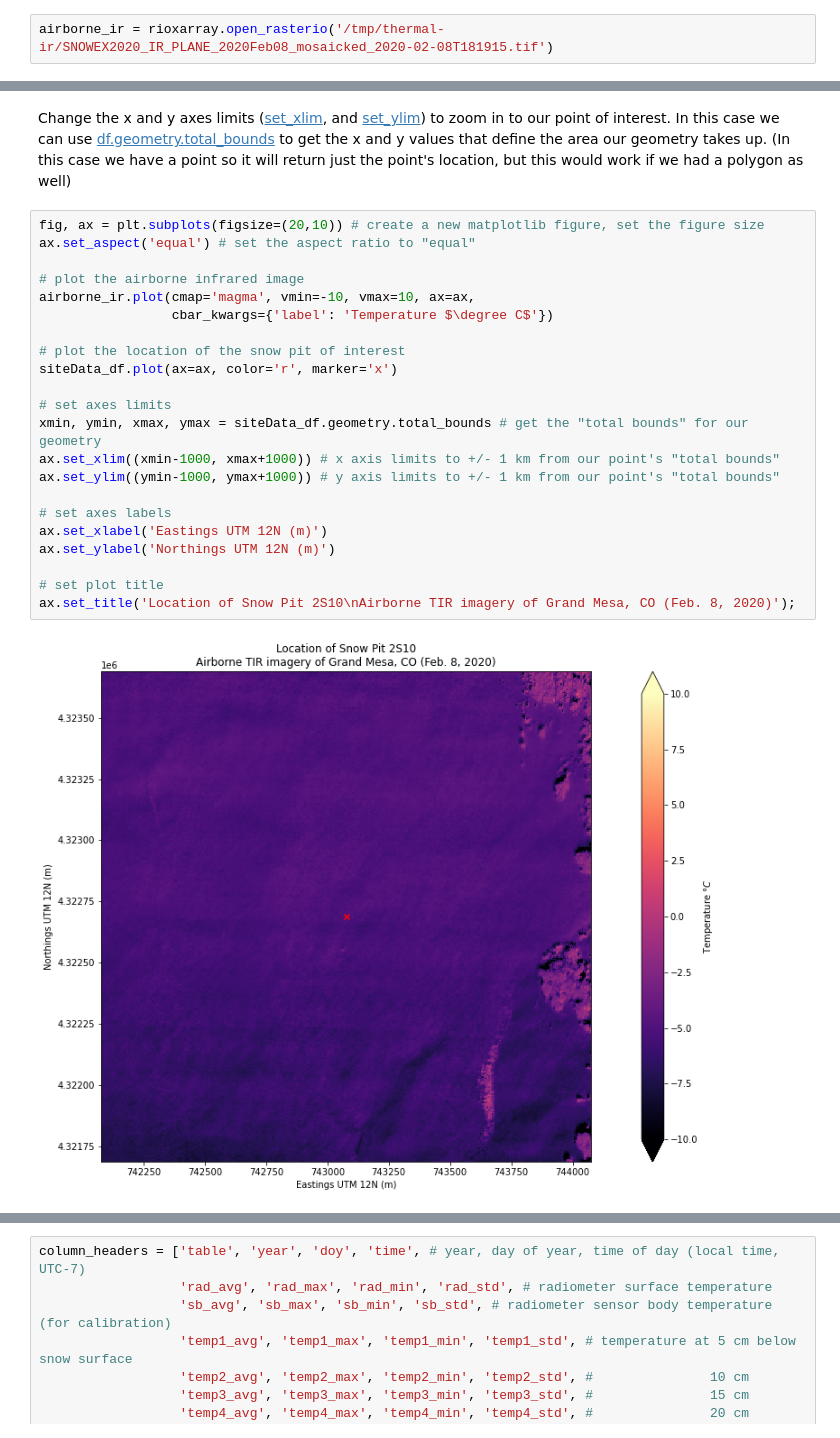
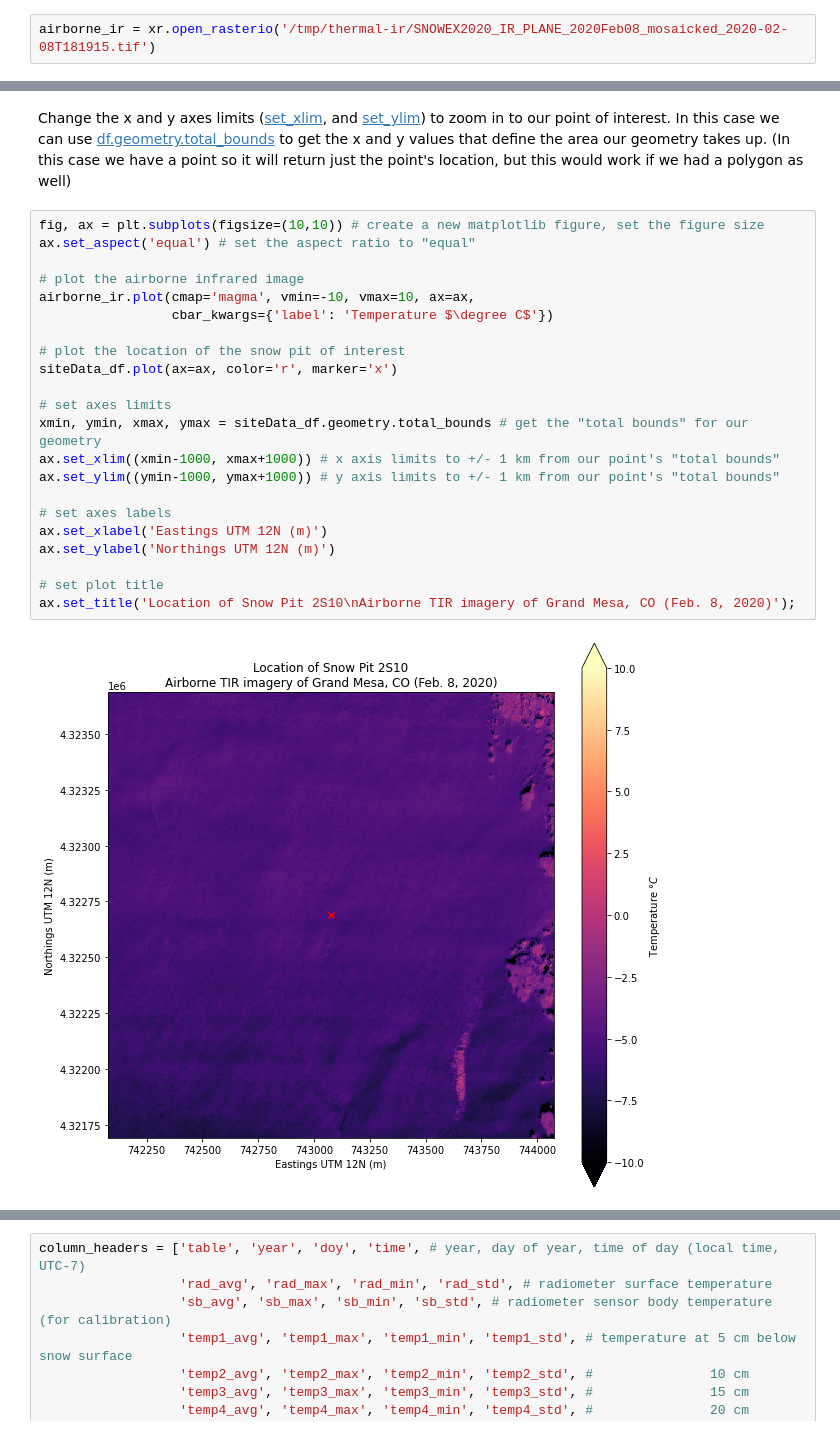
Before and after one commit to snowex-hackweek/website-2021, a Jupyter notebook: book/tutorials/thermal-ir/thermal-ir-tutorial.ipynb, the cells around one changed output, grey strips where cells are left out. Saved outputs shown, nothing was run; the diff lists cells and outputs as text.

```diff
--- a/book/tutorials/thermal-ir/thermal-ir-tutorial.ipynb
+++ b/book/tutorials/thermal-ir/thermal-ir-tutorial.ipynb
@@ -90,7 +100,7 @@ from snowexsql.conversions import query_to_geopandas # Import a useful function
 # %% [markdown]
 Load IR image mosaic netcdf file
 # %%
-airborne_ir = rioxarray.open_rasterio('/tmp/thermal-ir/SNOWEX2020_IR_PLANE_2020Feb08_mosaicked_2020-02-08T181915.tif')
+airborne_ir = xr.open_rasterio('/tmp/thermal-ir/SNOWEX2020_IR_PLANE_2020Feb08_mosaicked_2020-02-08T181915.tif')
 # %% [markdown]
 Inspect contents of files
 # %%
@@ -217,26 +325,26 @@ ax.set_title('Location of Snow Pit 2S10\nwith Airborne TIR imagery of Grand Mesa
 # %% [markdown]
 Change the x and y axes limits ([set_xlim](https://matplotlib.org/stable/api/_as_gen/matplotlib.axes.Axes.set_xlim.html), and [set_ylim](https://matplotlib.org/stable/api/_as_gen/matplotlib.axes.Axes.set_ylim.html)) to zoom in to our point of interest. In this case we can use [df.geometry.total_bounds](https://geopandas.readthedocs.io/en/latest/docs/reference/api/geopandas.GeoSeries.total_bounds.html) to get the x and y values that define the area our geometry takes up. (In this case we have a point so it will return just the point's location, but this would work if we had a polygon as well)
 # %%
-fig, ax = plt.subplots(figsize=(20,10)) # create a new matplotlib figure, set the figure size
+fig, ax = plt.subplots(figsize=(10,10)) # create a new matplotlib figure, set the figure size
 ax.set_aspect('equal') # set the aspect ratio to "equal"
 
 # plot the airborne infrared image
 airborne_ir.plot(cmap='magma', vmin=-10, vmax=10, ax=ax,
                  cbar_kwargs={'label': 'Temperature $\degree C$'})
 
 # plot the location of the snow pit of interest
 siteData_df.plot(ax=ax, color='r', marker='x')
 
 # set axes limits
 xmin, ymin, xmax, ymax = siteData_df.geometry.total_bounds # get the "total bounds" for our geometry
 ax.set_xlim((xmin-1000, xmax+1000)) # x axis limits to +/- 1 km from our point's "total bounds"
 ax.set_ylim((ymin-1000, ymax+1000)) # y axis limits to +/- 1 km from our point's "total bounds"
 
 # set axes labels
 ax.set_xlabel('Eastings UTM 12N (m)')
 ax.set_ylabel('Northings UTM 12N (m)')
 
 # set plot title
 ax.set_title('Location of Snow Pit 2S10\nAirborne TIR imagery of Grand Mesa, CO (Feb. 8, 2020)');
 # %% [output]
-[figure, old version]
+[figure, new version]
```
Also changed, not shown: parts of 101 cells of this notebook.
